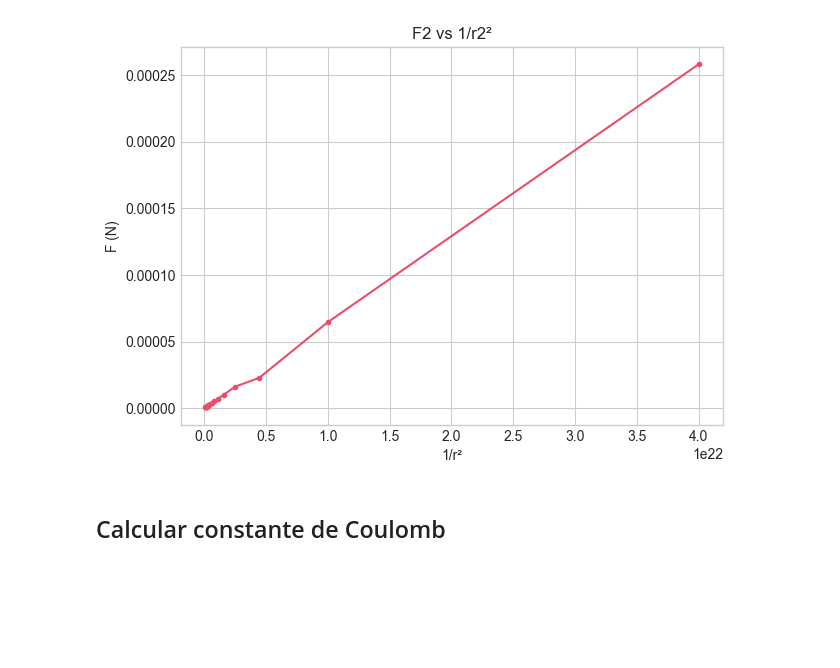
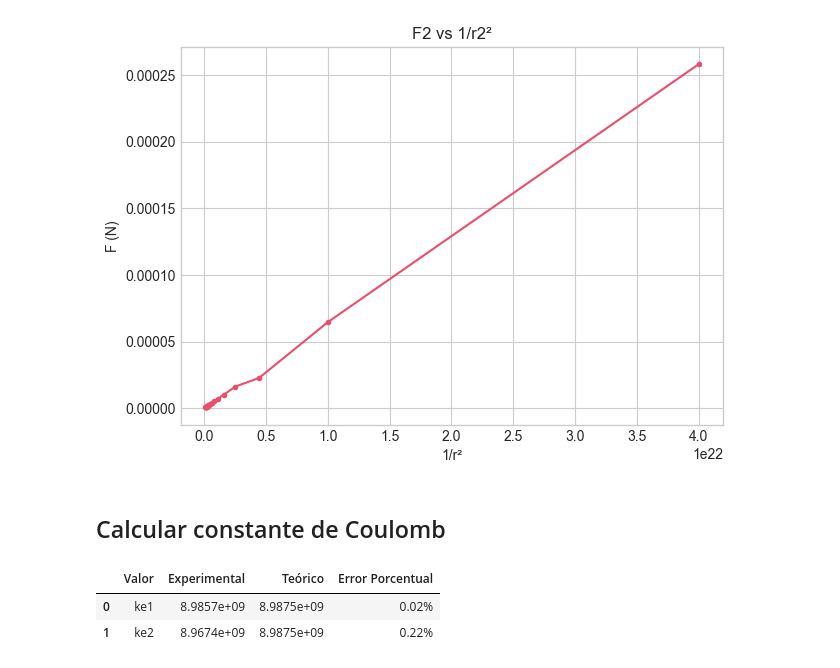
Before and after one commit to afgalvan/coulomb-lab, a Jupyter notebook: coulomb_lab.ipynb, the cells around one changed output. Cells and saved outputs as stored; diff of their text form; code cells hidden in the pictures; blank space fills up the shorter version.

Commit message:
Compute coulomb constant and error average

```diff
--- a/coulomb_lab.ipynb
+++ b/coulomb_lab.ipynb
@@ -168,28 +152,18 @@ graficar("F1 vs 1/r1²", fuerza_distancia1, x="1/r²")
 from pandas import DataFrame
 from utils import crear_dataframe, registrar
 
+Q1_2 = 7
+Q2_2 = 4
+
 fuerza_distancia2: DataFrame = crear_dataframe()
 registrar(fuerza_distancia2,
-    (2.58, -4),
-    (6.46, -5),
-    (2.28, -5),
-    (1.62, -5),
-    (1.03, -5),
-    (7.18, -6),
-    (5.27, -6),
-    (4.04, -6),
-    (3.19, -6),
-    (2.58, -6),
-    (2.13, -6),
-    (1.79, -6),
-    (1.53, -6),
-    (1.32, -6),
-    (1.15, -6),
-    (1.01, -6),
-    (8.94, -7),
-    (7.98, -7),
-    (7.16, -7),
-    (6.46, -7),
+    2.58e-4, 6.46e-5, 2.28e-5,
+    1.62e-5, 1.03e-5, 7.18e-6,
+    5.27e-6, 4.04e-6, 3.19e-6,
+    2.58e-6, 2.13e-6, 1.79e-6,
+    1.53e-6, 1.32e-6, 1.15e-6,
+    1.01e-6, 8.94e-7, 7.98e-7,
+    7.16e-7, 6.46e-7,
     inicio=5, paso=5
 )
 fuerza_distancia2.dropna()
@@ -231,3 +205,22 @@ graficar("F2 vs 1/r2²", fuerza_distancia2, x="1/r²", color="#E94E6B")
 [figure]
 # %% [markdown]
 ## Calcular constante de Coulomb
+# %%
+from utils import resultado_experimentacion, DatosExperimentacion
+from pandas import set_option
+
+set_option("display.float_format", "{:.4e}".format) # Usar notación cientifica
+
+fuerza1 = fuerza_distancia1["F (N)"].tolist()
+inverso_r1 = fuerza_distancia1["1/r²"].tolist()
+datos_copilados1 = DatosExperimentacion(fuerza1, inverso_r1, Q1, Q2)
+
+fuerza2 = fuerza_distancia2["F (N)"].tolist()
+inverso_r2 = fuerza_distancia2["1/r²"].tolist()
+datos_copilados2 = DatosExperimentacion(fuerza2, inverso_r2, Q1_2, Q2_2)
+
+resultado_experimentacion(datos_copilados1, datos_copilados2)
+# %% [output]
+|  | Valor | Experimental | Teórico | Error Porcentual |
+| 0 | ke1 | 8.9857e+09 | 8.9875e+09 | 0.02% |
+| 1 | ke2 | 8.9674e+09 | 8.9875e+09 | 0.22% |
```
Also changed, not shown: parts of 9 cells of this notebook, 2 other files.
